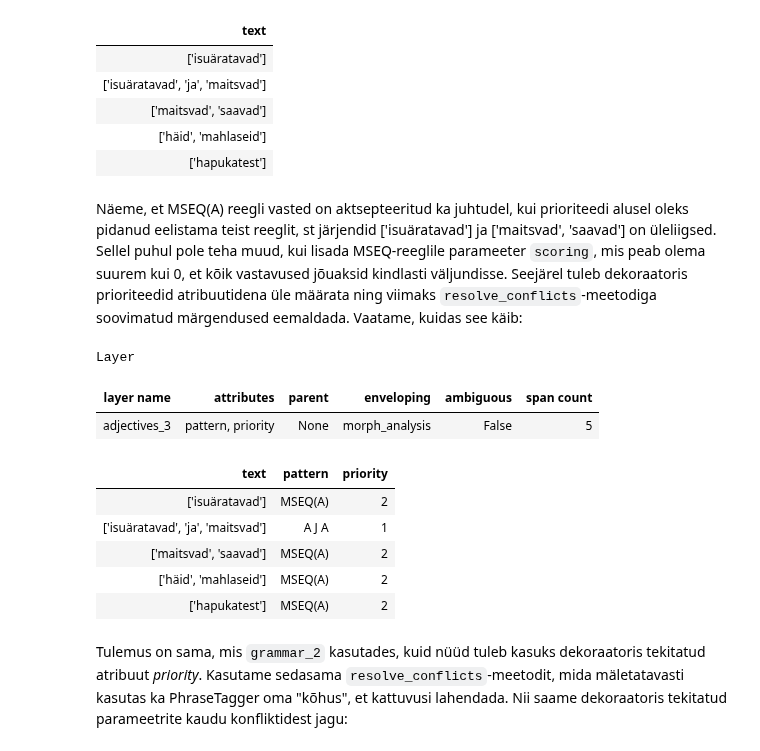
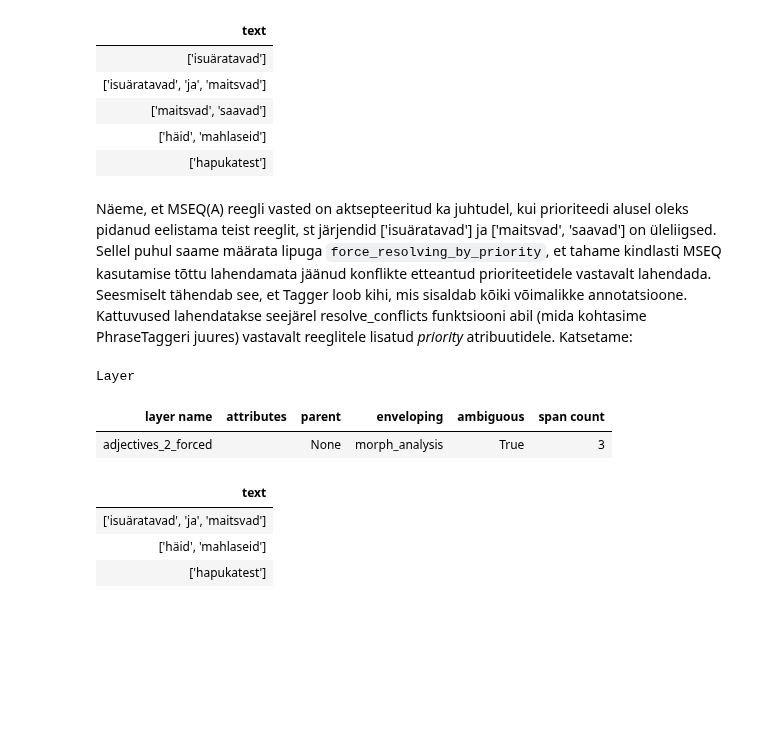
Before and after one commit to d009/EstNLP, a Jupyter notebook: Praktikum11/Praktikum11.ipynb, the cells around one changed output. Saved outputs shown, nothing was run; the diff lists cells and outputs as text; code cells hidden in the pictures; blank space fills up the shorter version.

```diff
--- a/Praktikum11/Praktikum11.ipynb
+++ b/Praktikum11/Praktikum11.ipynb
@@ -493,8 +606,8 @@ Eespool leidus väide, et MSEQ-reegel tekitab eraldi grupi, mis võib teatud juh
 Kirjutame veel lihtsama grammatika kui enne: meid huvitavad vaid algvormis omadussõnad, mis võivad esineda ühekaupa, mitmekaupa järjest või sidesõnaga eraldatult kahekaupa. Seame prioriteedid nii, et kattuvuste korral jääks alles sidesõnaga ühendatud omadussõnad.
 # %%
 grammar_2 = Grammar(start_symbols=['ADJECTIVE_CHAIN'])
-grammar_2.add_rule('ADJECTIVE_CHAIN', 'A J A', group='g0', priority=3)
-grammar_2.add_rule('ADJECTIVE_CHAIN', 'MSEQ(A)', group='g0', priority=1)
+grammar_2.add_rule('ADJECTIVE_CHAIN', 'A J A', group='g0', priority=1)
+grammar_2.add_rule('ADJECTIVE_CHAIN', 'MSEQ(A)', group='g0', priority=3)
 # %%
 grammar_tagger = GrammarParsingTagger(grammar=grammar_2,
                                       name_attribute='partofspeech',
@@ -514,5 +627,3 @@ Layer
 | ['maitsvad', 'saavad'] |
 | ['häid', 'mahlaseid'] |
 | ['hapukatest'] |
-# %% [markdown]
-Näeme, et MSEQ(A) reegli vasted on aktsepteeritud ka juhtudel, kui prioriteedi alusel oleks pidanud eelistama teist reeglit, st järjendid ['isuäratavad'] ja ['maitsvad', 'saavad'] on üleliigsed. Sellel puhul pole teha muud, kui lisada MSEQ-reeglile parameeter `scoring`, mis peab olema suurem kui 0, et kõik vastavused jõuaksid kindlasti väljundisse. Seejärel tuleb dekoraatoris prioriteedid atribuutidena üle määrata ning viimaks `resolve_conflicts`-meetodiga soovimatud märgendused eemaldada. Vaatame, kuidas see käib:
@@ -533,29 +630,21 @@ def decorator(nodes):
-# %%
-grammar_2 = Grammar(start_symbols=['ADJECTIVE_CHAIN'], legal_attributes=['priority', 'pattern'])
-grammar_2.add_rule('ADJECTIVE_CHAIN', 'A J A', group='g0', priority=1, decorator=decorator)
-
-# Lisame MSEQ-reeglile parameetri "scoring"
-grammar_2.add_rule('ADJECTIVE_CHAIN', 'MSEQ(A)', group='g0', priority=2, decorator=decorator, scoring=lambda node: 1)
+# %% [markdown]
+Näeme, et MSEQ(A) reegli vasted on aktsepteeritud ka juhtudel, kui prioriteedi alusel oleks pidanud eelistama teist reeglit, st järjendid ['isuäratavad'] ja ['maitsvad', 'saavad'] on üleliigsed. Sellel puhul saame määrata lipuga `force_resolving_by_priority`, et tahame kindlasti MSEQ kasutamise tõttu lahendamata jäänud konflikte etteantud prioriteetidele vastavalt lahendada.
+Seesmiselt tähendab see, et Tagger loob kihi, mis sisaldab kõiki võimalikke annotatsioone. Kattuvused lahendatakse seejärel resolve_conflicts funktsiooni abil (mida kohtasime PhraseTaggeri juures) vastavalt reeglitele lisatud *priority* atribuutidele. Katsetame:
 # %%
-grammar_tagger = GrammarParsingTagger(grammar=grammar_2,
+grammar_tagger = GrammarParsingTagger(grammar=grammar_2,  # Kasutame sama grammatikat nagu enne
                                       name_attribute='partofspeech',
                                       layer_of_tokens='morph_analysis',
-                                      attributes=('pattern', 'priority'),
-                                      output_layer='adjectives_3',
-                                      output_ambiguous=False)
+                                      output_layer='adjectives_2_forced',
+                                      output_ambiguous=True,
+                                      force_resolving_by_priority = True)
 # %%
 grammar_tagger.tag(text)
-text.adjectives_3
+text.adjectives_2_forced
 # %% [output]
 Layer
 | layer name | attributes | parent | enveloping | ambiguous | span count |
-| adjectives_3 | pattern, priority | None | morph_analysis | False | 5 |
+| adjectives_2_forced |  | None | morph_analysis | True | 3 |
-| text | pattern | priority |
-| ['isuäratavad'] | MSEQ(A) | 2 |
-| ['isuäratavad', 'ja', 'maitsvad'] | A J A | 1 |
-| ['maitsvad', 'saavad'] | MSEQ(A) | 2 |
-| ['häid', 'mahlaseid'] | MSEQ(A) | 2 |
-| ['hapukatest'] | MSEQ(A) | 2 |
+| text |
+| ['isuäratavad', 'ja', 'maitsvad'] |
+| ['häid', 'mahlaseid'] |
+| ['hapukatest'] |
-# %% [markdown]
-Tulemus on sama, mis `grammar_2` kasutades, kuid nüüd tuleb kasuks dekoraatoris tekitatud atribuut *priority*.
-Kasutame sedasama `resolve_conflicts`-meetodit, mida mäletatavasti kasutas ka PhraseTagger oma "kõhus", et kattuvusi lahendada. Nii saame dekoraatoris tekitatud parameetrite kaudu konfliktidest jagu:
```
Also changed, not shown: parts of 46 cells of this notebook, 1 other file.
